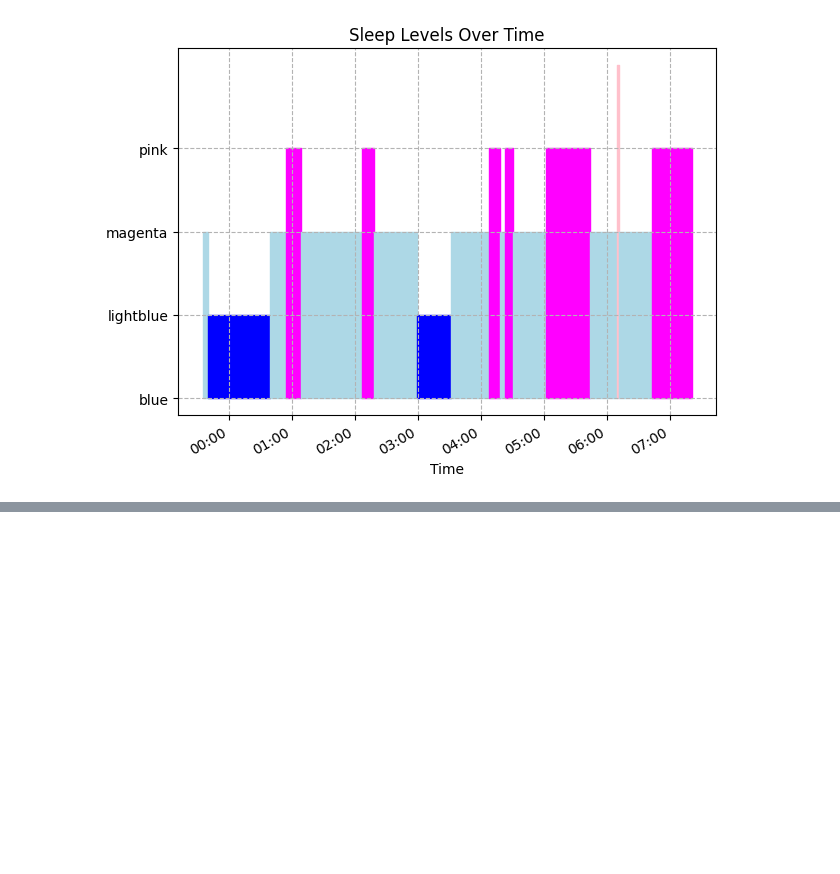
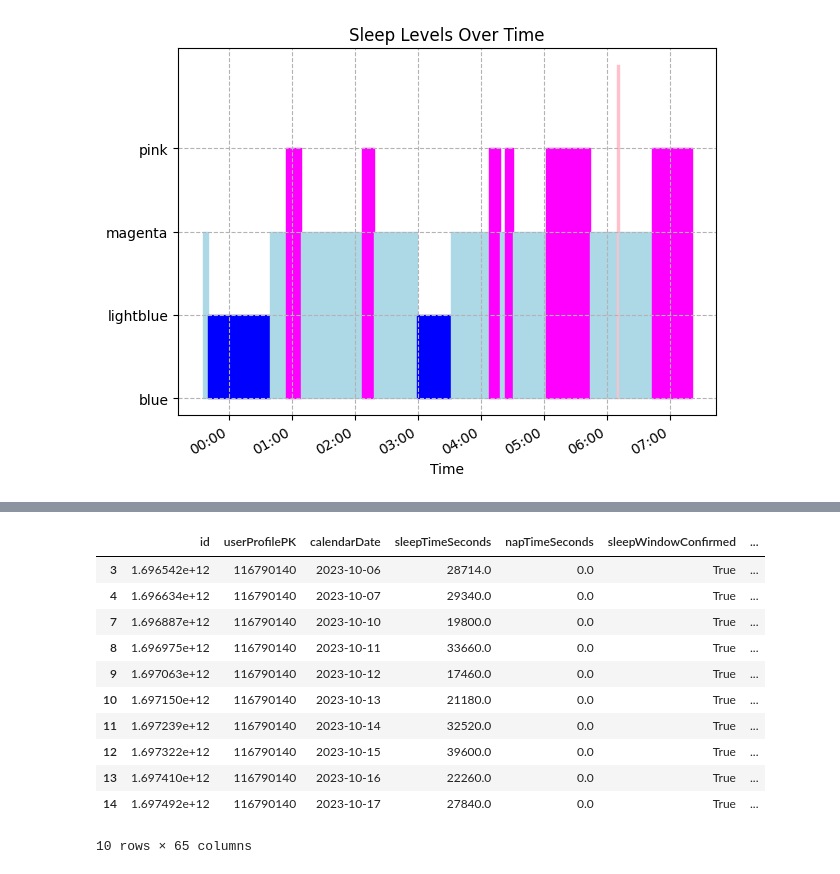
Before and after one commit to Lizoug/Garmin_Watch, a Jupyter notebook: Heartrate_And_Sleeplvl_viz.ipynb, the cells around one changed output, grey strips where cells are left out. Cells and saved outputs as stored; diff of their text form; code cells hidden in the pictures; blank space fills up the shorter version.

```diff
--- a/Heartrate_And_Sleeplvl_viz.ipynb
+++ b/Heartrate_And_Sleeplvl_viz.ipynb
@@ -510,3 +508,6 @@ KeyError: 'startLocal'
 # %%
-data
+import json
+
+sleep_dto_df = pd.json_normalize(week_sleep_df['dailySleepDTO'])
+sleep_dto_df
 # %% [output]
@@ -709,0 +721,16 @@ for i in json_df.columns:
+# %%
+sleep_dto_df = sleep_dto_df.dropna(subset=["id"])
+sleep_dto_df
+# %% [output]
+|  | id | userProfilePK | calendarDate | sleepTimeSeconds | napTimeSeconds | sleepWindowConfirmed | ... |
+| 3 | 1.696542e+12 | 116790140 | 2023-10-06 | 28714.0 | 0.0 | True | ... |
+| 4 | 1.696634e+12 | 116790140 | 2023-10-07 | 29340.0 | 0.0 | True | ... |
+| 7 | 1.696887e+12 | 116790140 | 2023-10-10 | 19800.0 | 0.0 | True | ... |
+| 8 | 1.696975e+12 | 116790140 | 2023-10-11 | 33660.0 | 0.0 | True | ... |
+| 9 | 1.697063e+12 | 116790140 | 2023-10-12 | 17460.0 | 0.0 | True | ... |
+| 10 | 1.697150e+12 | 116790140 | 2023-10-13 | 21180.0 | 0.0 | True | ... |
+| 11 | 1.697239e+12 | 116790140 | 2023-10-14 | 32520.0 | 0.0 | True | ... |
+| 12 | 1.697322e+12 | 116790140 | 2023-10-15 | 39600.0 | 0.0 | True | ... |
+| 13 | 1.697410e+12 | 116790140 | 2023-10-16 | 22260.0 | 0.0 | True | ... |
+| 14 | 1.697492e+12 | 116790140 | 2023-10-17 | 27840.0 | 0.0 | True | ... |
+10 rows × 65 columns
```
Also changed, not shown: parts of 36 cells of this notebook.
